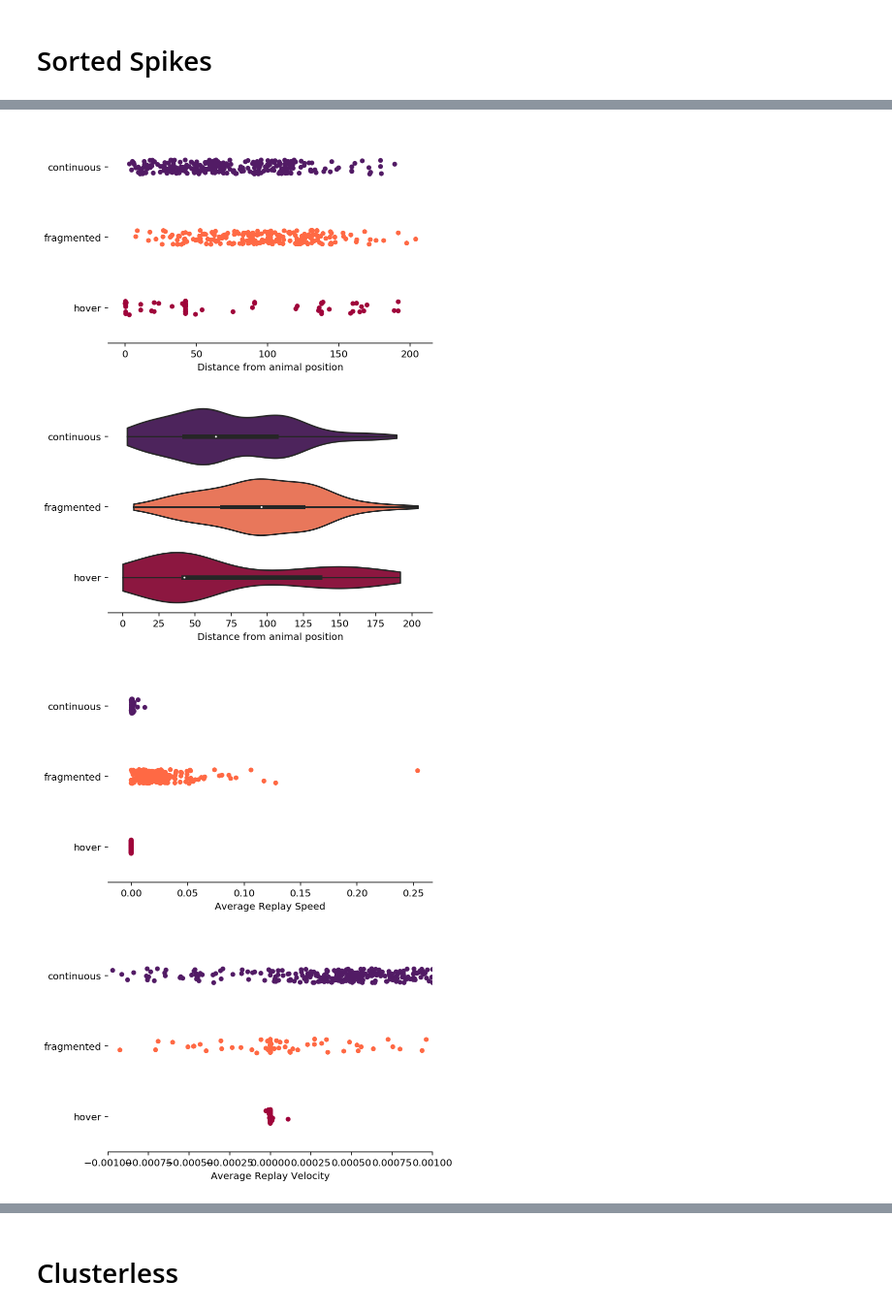
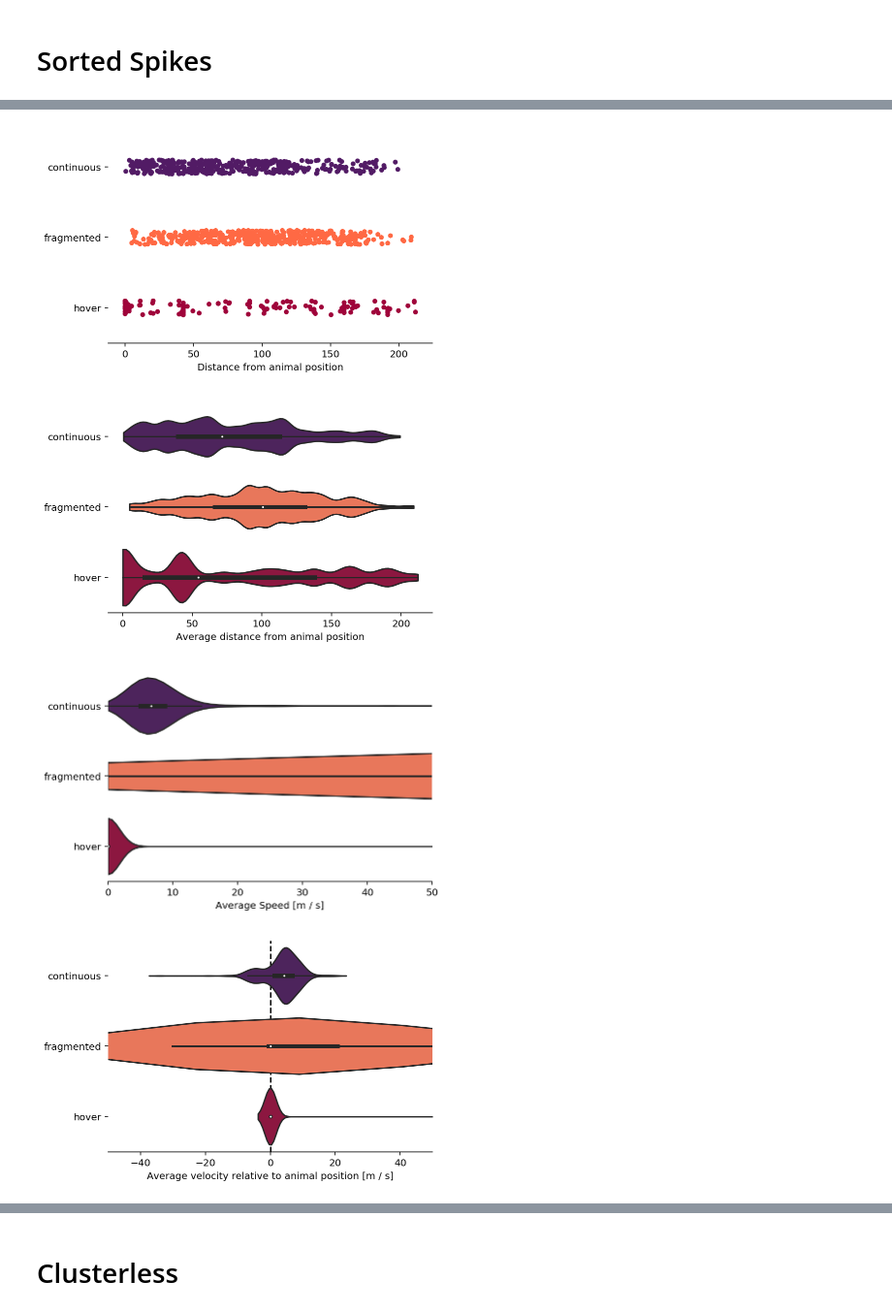
Before and after one commit to Eden-Kramer-Lab/replay_trajectory_paper, a Jupyter notebook: notebooks/Analyze_Replay.ipynb, the cells around one changed output, grey strips where cells are left out. Shown at 97% size. Saved outputs shown, nothing was run; the diff lists cells and outputs as text; code cells hidden in the pictures.

Commit message:
Update notebook with clusterless analysis on replay position versus animal position

```diff
--- a/notebooks/Analyze_Replay.ipynb
+++ b/notebooks/Analyze_Replay.ipynb
@@ -22,14 +22,14 @@ from src.parameters import PROCESSED_DATA_DIR, STATE_COLORS
 from src.visualization import (plot_category_counts, plot_category_duration)
 
 data_type, dim = 'sorted_spikes', '1D'
-n_unique_spiking = 5
+n_unique_spiking = 3
 
 def add_animal_info(file_path, replay_info):
     animal, day, epoch = file_path.split('/')[-1].split('_')[:3]
     day, epoch = int(day), int(epoch)
     replay_info['animal'] = animal
-    replay_info['day'] = animal
-    replay_info['epoch'] = animal
+    replay_info['day'] = day
+    replay_info['epoch'] = epoch
 
     return replay_info
 
@@ -81,39 +98,42 @@ plt.xlabel('Distance from animal position')
 sns.despine(left=True)
 
 plt.figure()
+is_col = replay_info.columns.str.endswith('_replay_distance')
 sns.violinplot(data=(replay_info.loc[:, is_col]
                     .rename(columns=lambda c: c.split('_')[0])),
               order=['continuous', 'fragmented', 'hover'],
               orient='horizontal',
-              palette=STATE_COLORS, cut=0)
-plt.xlabel('Distance from animal position')
+              palette=STATE_COLORS, cut=0, bw=0.1)
+plt.xlabel('Average distance from animal position')
 sns.despine(left=True)
 # %% [output]
-[figure, old version]
+[figure, new version]
-[figure, old version]
+[figure, new version]
 # %%
 is_col = replay_info.columns.str.endswith('_replay_speed')
-sns.stripplot(data=(replay_info.loc[:, is_col]
+sns.violinplot(data=10000 * (replay_info.loc[:, is_col]
                     .rename(columns=lambda c: c.split('_')[0])),
               order=['continuous', 'fragmented', 'hover'],
               orient='horizontal',
-              palette=STATE_COLORS)
-plt.xlabel('Average Replay Speed')
+              palette=STATE_COLORS, cut=0, scale='width')
+plt.xlabel('Average Speed [m / s]')
+plt.xlim((-0.001, 50))
 sns.despine(left=True)
 # %% [output]
-[figure, old version]
+[figure, new version]
 # %%
 is_col = replay_info.columns.str.endswith('_replay_velocity')
-sns.stripplot(data=(replay_info.loc[:, is_col]
+sns.violinplot(data=10000 * (replay_info.loc[:, is_col]
                     .rename(columns=lambda c: c.split('_')[0])),
               order=['continuous', 'fragmented', 'hover'],
               orient='horizontal',
-              palette=STATE_COLORS)
-plt.xlabel('Average Replay Velocity')
-plt.xlim([-0.001, 0.001])
+              palette=STATE_COLORS, scale='width')
+plt.xlabel('Average velocity relative to animal position [m / s]')
+plt.xlim([-50, 50])
+plt.axvline(0, color='black', linestyle='--', zorder=0)
 sns.despine(left=True)
 # %% [output]
-[figure, old version]
+[figure, new version]
 # %%
 plt.figure()
 is_col = replay_info.columns.str.endswith('_max_probability')
```
Also changed, not shown: parts of 44 cells of this notebook.
